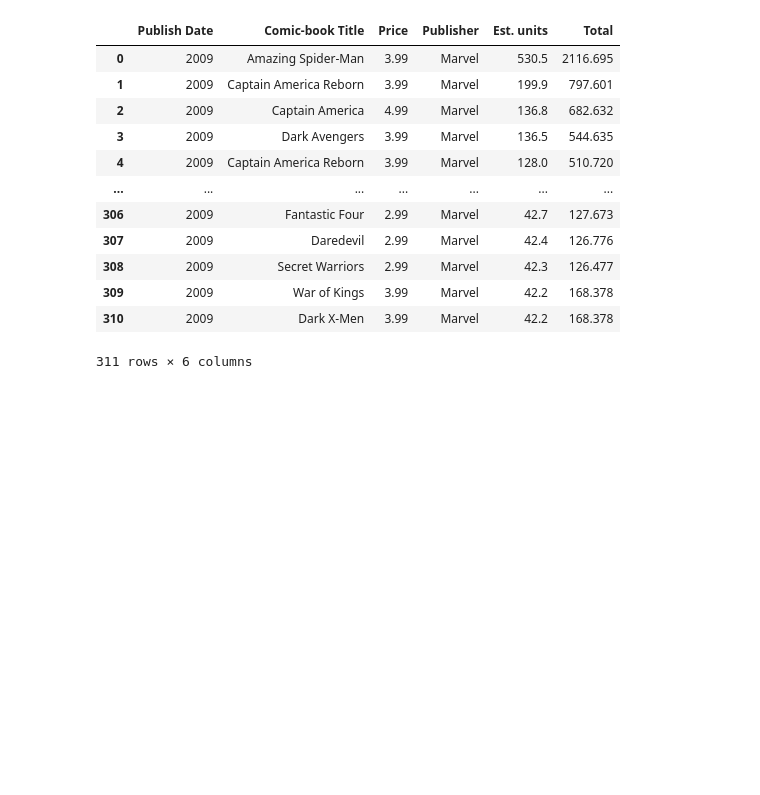
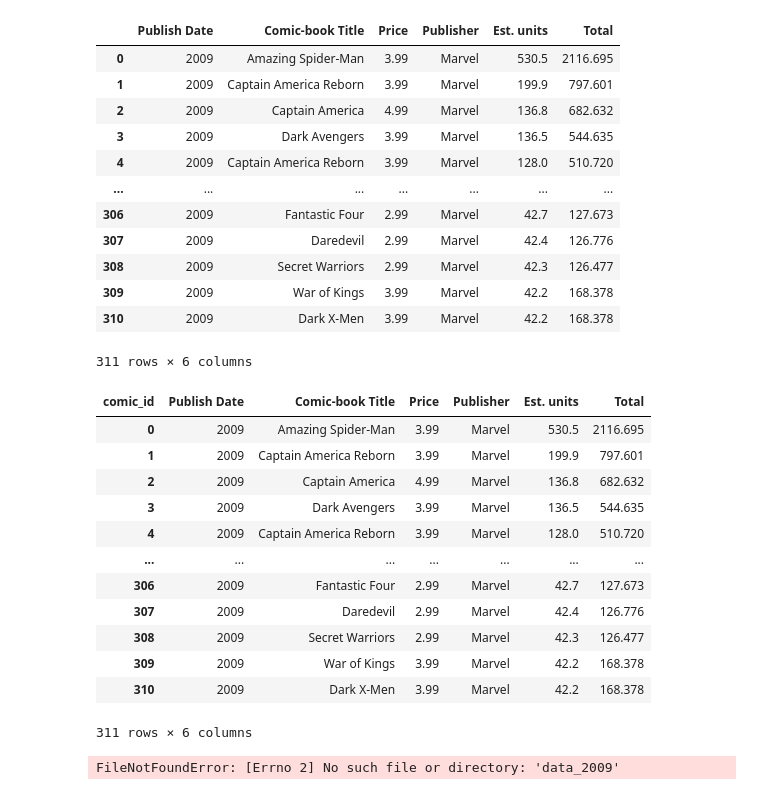
Before and after one commit to leoolessa/Project-MCU, a Jupyter notebook: test.ipynb, the cells around one changed output. Drawn from its saved outputs; the diff is of its cells as text; code cells hidden in the pictures; blank space fills up the shorter version.

```diff
--- a/test.ipynb
+++ b/test.ipynb
@@ -215,3 +235,20 @@ soma(sales_2009)
 | 309 | 2009 | War of Kings | 3.99 | Marvel | 42.2 | 168.378 |
 | 310 | 2009 | Dark X-Men | 3.99 | Marvel | 42.2 | 168.378 |
 311 rows × 6 columns
+# %%
+sales_2009.columns.name = "comic_id"
+sales_2009
+# %% [output]
+| comic_id | Publish Date | Comic-book Title | Price | Publisher | Est. units | Total |
+| 0 | 2009 | Amazing Spider-Man | 3.99 | Marvel | 530.5 | 2116.695 |
+| 1 | 2009 | Captain America Reborn | 3.99 | Marvel | 199.9 | 797.601 |
+| 2 | 2009 | Captain America | 4.99 | Marvel | 136.8 | 682.632 |
+| 3 | 2009 | Dark Avengers | 3.99 | Marvel | 136.5 | 544.635 |
+| 4 | 2009 | Captain America Reborn | 3.99 | Marvel | 128.0 | 510.720 |
+| ... | ... | ... | ... | ... | ... | ... |
+| 306 | 2009 | Fantastic Four | 2.99 | Marvel | 42.7 | 127.673 |
+| 307 | 2009 | Daredevil | 2.99 | Marvel | 42.4 | 126.776 |
+| 308 | 2009 | Secret Warriors | 2.99 | Marvel | 42.3 | 126.477 |
+| 309 | 2009 | War of Kings | 3.99 | Marvel | 42.2 | 168.378 |
+| 310 | 2009 | Dark X-Men | 3.99 | Marvel | 42.2 | 168.378 |
+311 rows × 6 columns
@@ -217,0 +261,4 @@ soma(sales_2009)
+# %%
+test_2009 =  pd.read_csv('data_2009')
+# %% [output]
+FileNotFoundError: [Errno 2] No such file or directory: 'data_2009'
```
Also changed, not shown: parts of 3 cells of this notebook, 5 other files.
